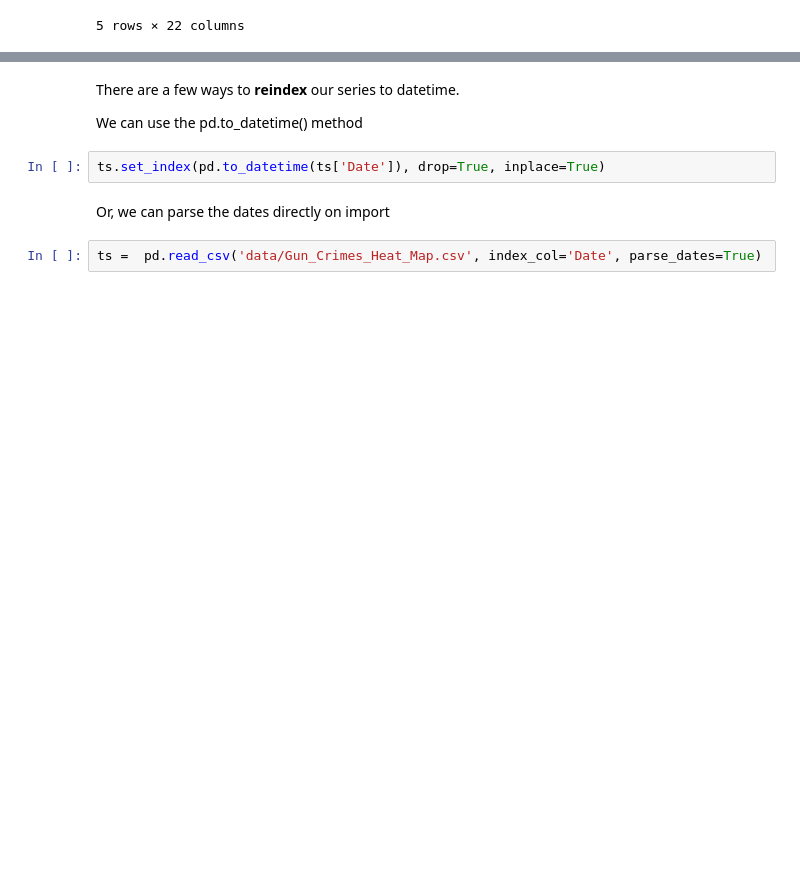
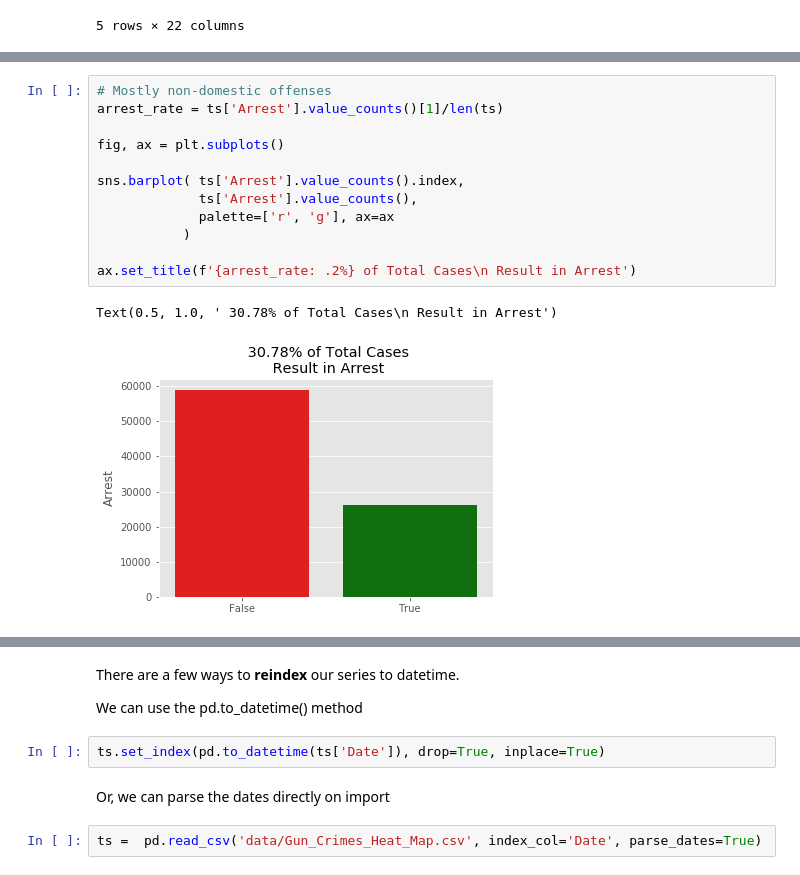
Before and after one commit to lecritch/timeseries_chi-sea-dsc, a Jupyter notebook: index.ipynb, the cells around one changed output, grey strips where cells are left out. Saved outputs shown, nothing was run; the diff lists cells and outputs as text; blank space fills up the shorter version.

```diff
--- a/index.ipynb
+++ b/index.ipynb
@@ -98,0 +151,15 @@ ts.head()
+# %%
+# Mostly non-domestic offenses
+arrest_rate = ts['Arrest'].value_counts()[1]/len(ts)
+
+fig, ax = plt.subplots()
+
+sns.barplot( ts['Arrest'].value_counts().index,
+             ts['Arrest'].value_counts(),
+             palette=['r', 'g'], ax=ax
+           )
+
+ax.set_title(f'{arrest_rate: .2%} of Total Cases\n Result in Arrest')
+# %% [output]
+Text(0.5, 1.0, ' 30.78% of Total Cases\n Result in Arrest')
+[figure, added]
```
Also changed, not shown: parts of 53 cells of this notebook, 28 other files.
